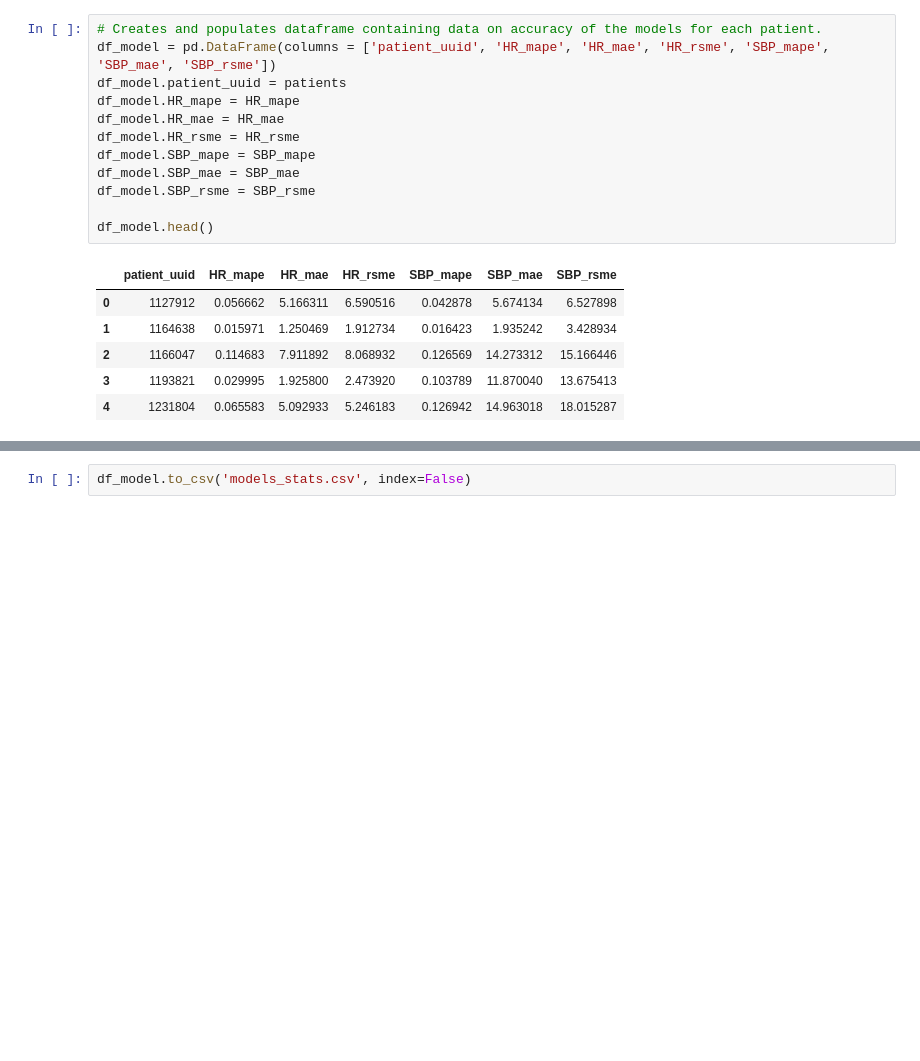
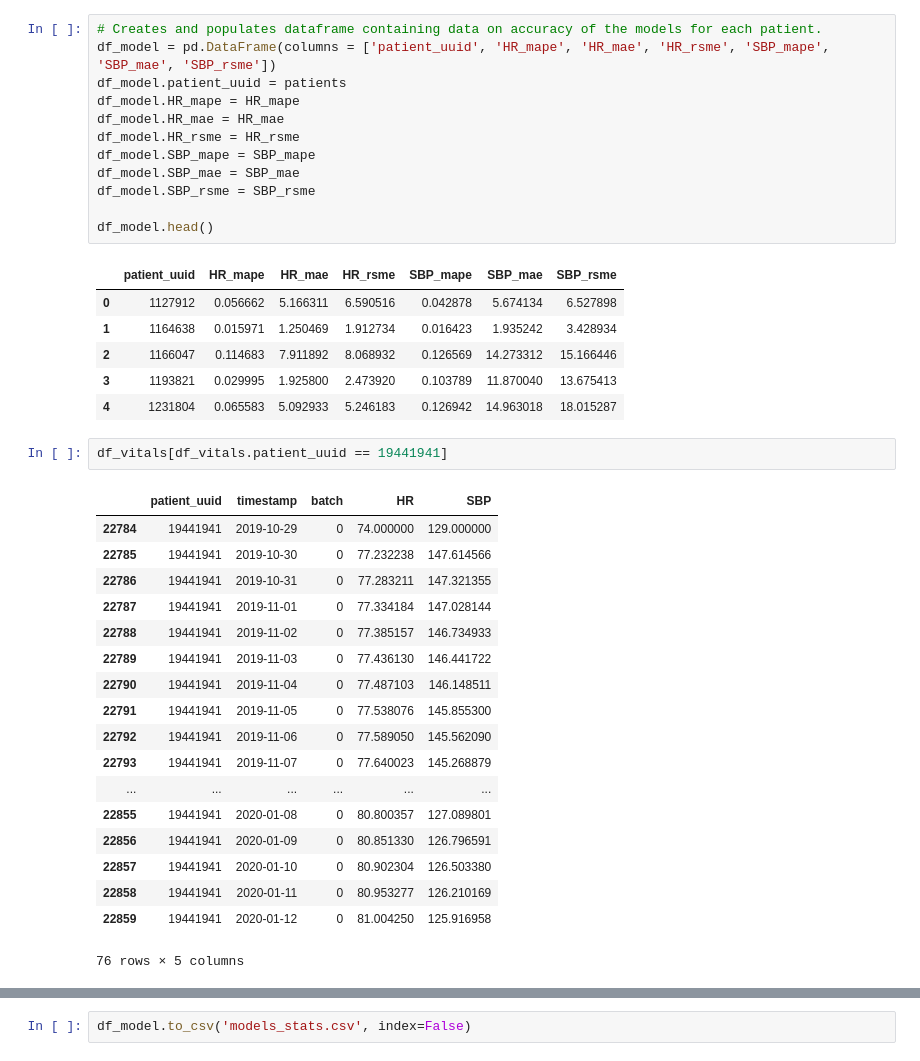
Before and after one commit to PKing70/Sentinel, a Jupyter notebook: VAR/VAR.ipynb, the cells around one changed output, grey strips where cells are left out. Saved outputs shown, nothing was run; the diff lists cells and outputs as text; blank space fills up the shorter version.

```diff
--- a/VAR/VAR.ipynb
+++ b/VAR/VAR.ipynb
@@ -422,3 +469,24 @@ df_model.head()
 | 2 | 1166047 | 0.114683 | 7.911892 | 8.068932 | 0.126569 | 14.273312 | 15.166446 |
 | 3 | 1193821 | 0.029995 | 1.925800 | 2.473920 | 0.103789 | 11.870040 | 13.675413 |
 | 4 | 1231804 | 0.065583 | 5.092933 | 5.246183 | 0.126942 | 14.963018 | 18.015287 |
+# %%
+df_vitals[df_vitals.patient_uuid == 19441941]
+# %% [output]
+|  | patient_uuid | timestamp | batch | HR | SBP |
+| 22784 | 19441941 | 2019-10-29 | 0 | 74.000000 | 129.000000 |
+| 22785 | 19441941 | 2019-10-30 | 0 | 77.232238 | 147.614566 |
+| 22786 | 19441941 | 2019-10-31 | 0 | 77.283211 | 147.321355 |
+| 22787 | 19441941 | 2019-11-01 | 0 | 77.334184 | 147.028144 |
+| 22788 | 19441941 | 2019-11-02 | 0 | 77.385157 | 146.734933 |
+| 22789 | 19441941 | 2019-11-03 | 0 | 77.436130 | 146.441722 |
+| 22790 | 19441941 | 2019-11-04 | 0 | 77.487103 | 146.148511 |
+| 22791 | 19441941 | 2019-11-05 | 0 | 77.538076 | 145.855300 |
+| 22792 | 19441941 | 2019-11-06 | 0 | 77.589050 | 145.562090 |
+| 22793 | 19441941 | 2019-11-07 | 0 | 77.640023 | 145.268879 |
+| ... | ... | ... | ... | ... | ... |
+| 22855 | 19441941 | 2020-01-08 | 0 | 80.800357 | 127.089801 |
+| 22856 | 19441941 | 2020-01-09 | 0 | 80.851330 | 126.796591 |
+| 22857 | 19441941 | 2020-01-10 | 0 | 80.902304 | 126.503380 |
+| 22858 | 19441941 | 2020-01-11 | 0 | 80.953277 | 126.210169 |
+| 22859 | 19441941 | 2020-01-12 | 0 | 81.004250 | 125.916958 |
+76 rows × 5 columns
```
Also changed, not shown: parts of 25 cells of this notebook, 1 other file.
